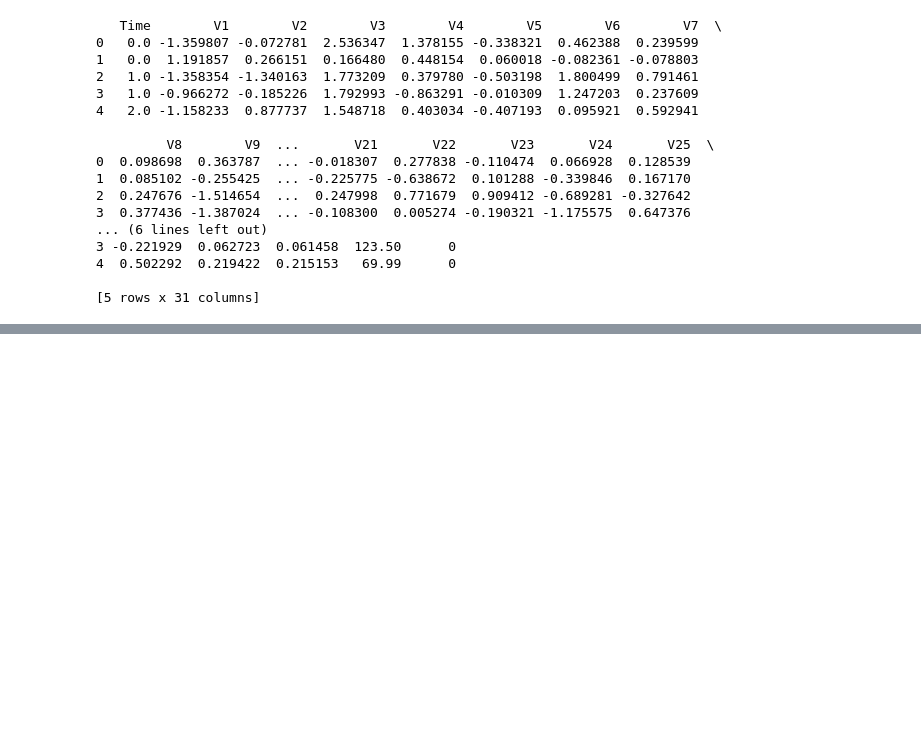
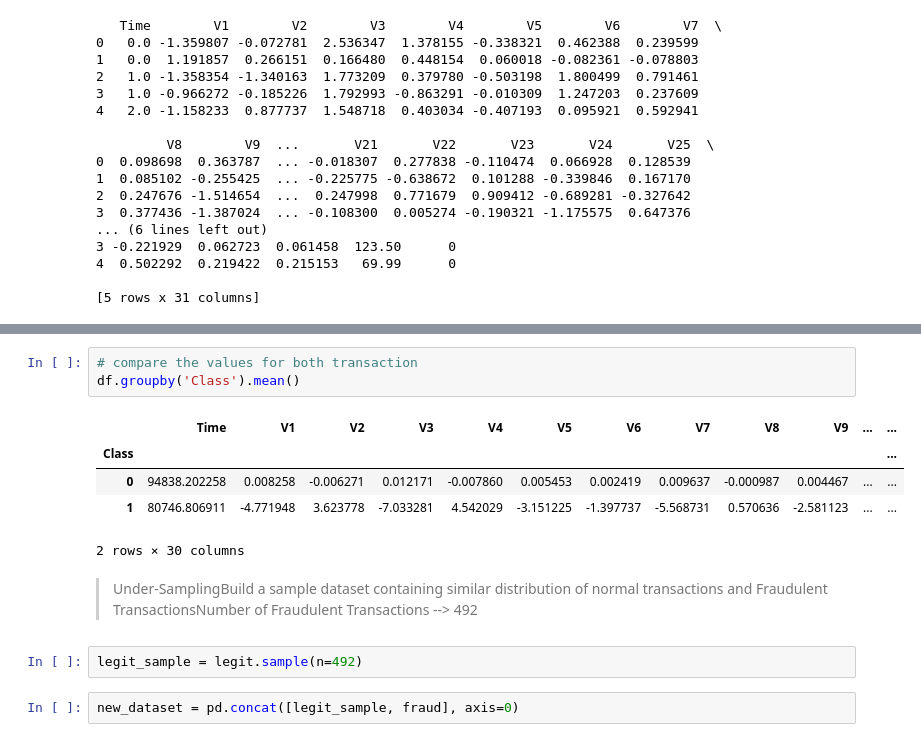
Before and after one commit to kumawatmanish05/Credit_Card_Fraud_Detection, a Jupyter notebook: credit-card-fraud.ipynb, the cells around one changed output, grey strips where cells are left out. Drawn from its saved outputs; the diff is of its cells as text; blank space fills up the shorter version.

```diff
--- a/credit-card-fraud.ipynb
+++ b/credit-card-fraud.ipynb
@@ -36,0 +126,16 @@ print(df.head())
+# %%
+# compare the values for both transaction
+df.groupby('Class').mean()
+# %% [output]
+|  | Time | V1 | V2 | V3 | V4 | V5 | V6 | V7 | V8 | V9 | ... | ... |
+| Class |  |  |  |  |  |  |  |  |  |  |  | ... |
+| 0 | 94838.202258 | 0.008258 | -0.006271 | 0.012171 | -0.007860 | 0.005453 | 0.002419 | 0.009637 | -0.000987 | 0.004467 | ... | ... |
+| 1 | 80746.806911 | -4.771948 | 3.623778 | -7.033281 | 4.542029 | -3.151225 | -1.397737 | -5.568731 | 0.570636 | -2.581123 | ... | ... |
+2 rows × 30 columns
+# %% [markdown]
+
+> Under-SamplingBuild a sample dataset containing similar distribution of normal transactions and Fraudulent TransactionsNumber of Fraudulent Transactions --> 492
+# %%
+legit_sample = legit.sample(n=492)
+# %%
+new_dataset = pd.concat([legit_sample, fraud], axis=0)
```
Also changed, not shown: parts of 16 cells of this notebook.
